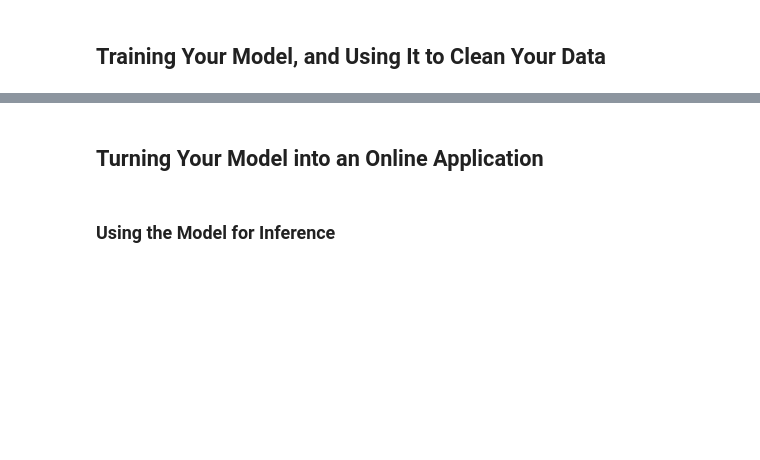
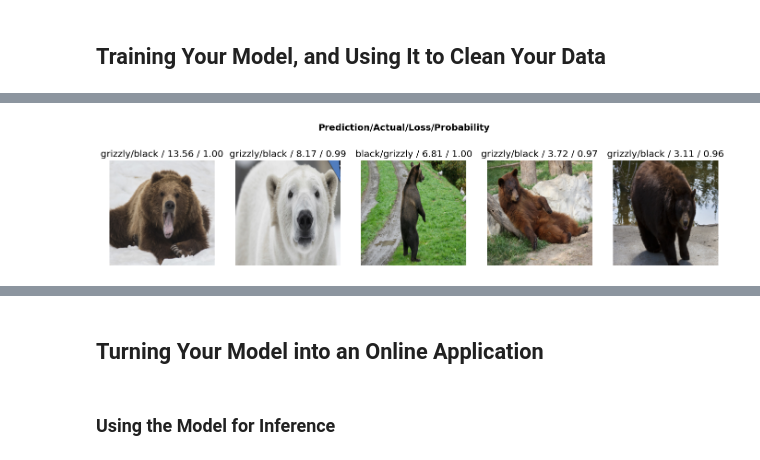
Before and after one commit to ltr01/fastbook, a Jupyter notebook: clean/02_production.ipynb, the cells around one changed output, grey strips where cells are left out. Cells and saved outputs as stored; diff of their text form; code cells hidden in the pictures; blank space fills up the shorter version.

```diff
--- a/clean/02_production.ipynb
+++ b/clean/02_production.ipynb
@@ -187,2 +174,3 @@ interp.plot_confusion_matrix()
 # %%
-interp.plot_top_losses(5, nrows=1)
+interp.plot_top_losses(5, nrows=1, figsize=(17,4))
+# %% [output]
@@ -189,3 +178,4 @@ interp.plot_top_losses(5, nrows=1)
+[figure, added]
 # %%
 cleaner = ImageClassifierCleaner(learn)
 cleaner
```
Also changed, not shown: parts of 25 cells of this notebook, 2 other files.
